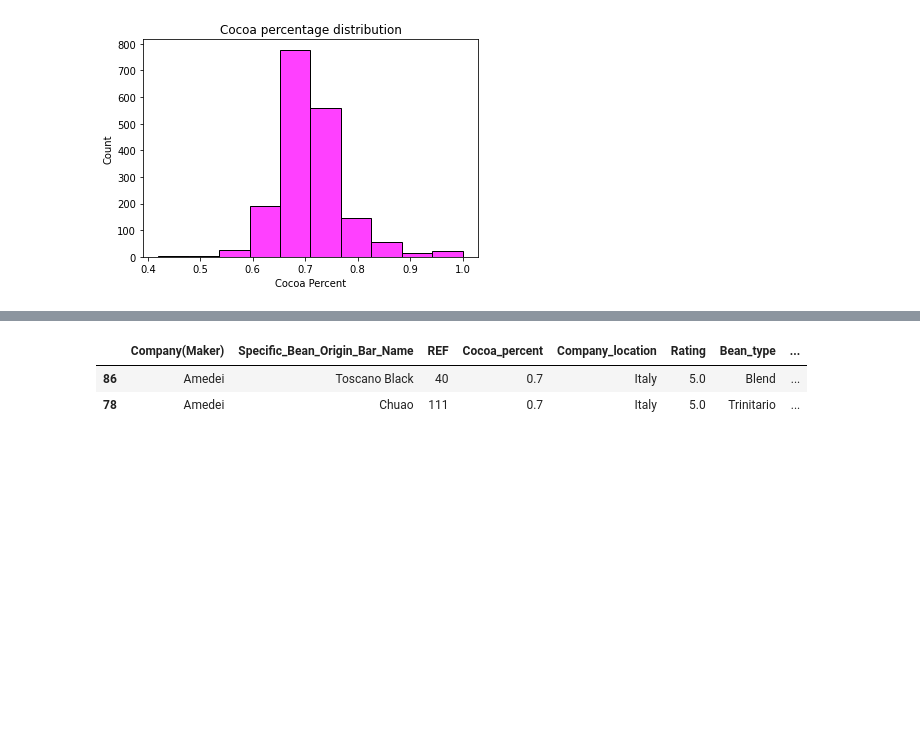
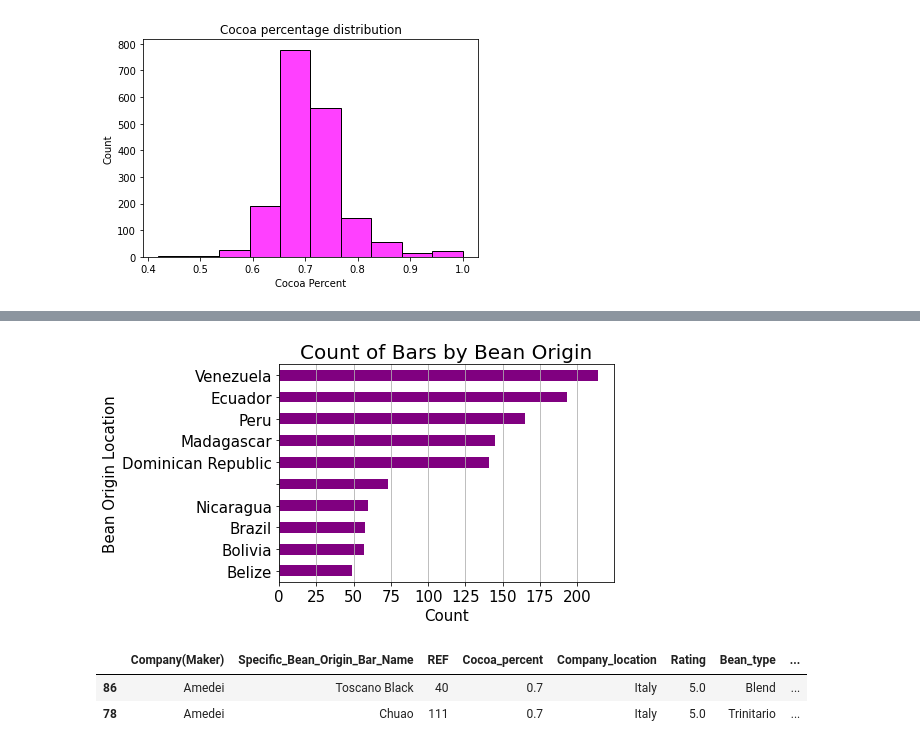
Before and after one commit to thinkinchicken/Project-2, a Jupyter notebook: Project_2.ipynb, the cells around one changed output, grey strips where cells are left out. Drawn from its saved outputs; the diff is of its cells as text; code cells hidden in the pictures; blank space fills up the shorter version.

```diff
--- a/Project_2.ipynb
+++ b/Project_2.ipynb
@@ -418,3 +436,12 @@ plt.title('Cocoa percentage distribution');
+# %%
+df['Broad_Bean_Origin'].value_counts().nlargest(10).sort_values(ascending = True).plot(kind = 'barh', fontsize= 15, color = 'purple')
+plt.title('Count of Bars by Bean Origin', fontsize = 20)
+plt.grid(axis = 'x')
+plt.xlabel("Count", fontsize = 15)
+plt.ylabel("Bean Origin Location", fontsize =15)
+plt.show()
+# %% [output]
+[figure, added]
 # %%
 top = df.loc[df['Rating']==5]
 # %%
```
Also changed, not shown: parts of 12 cells of this notebook.
